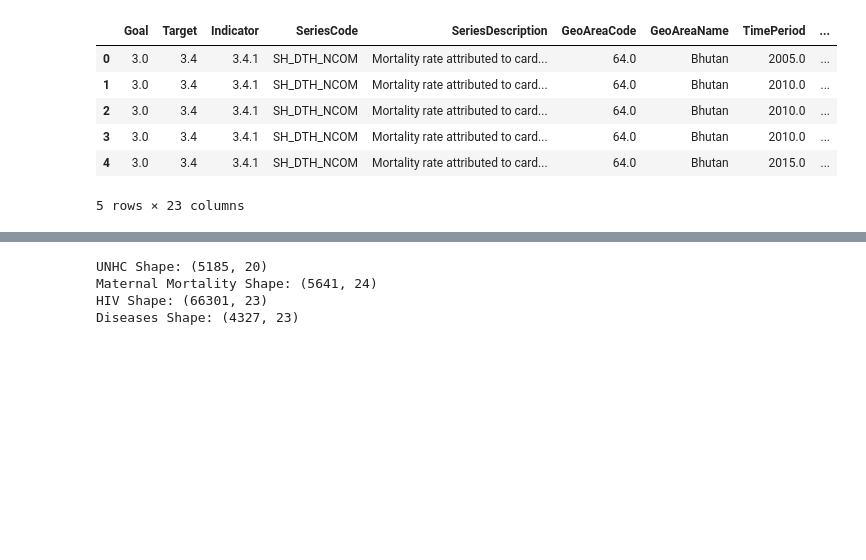
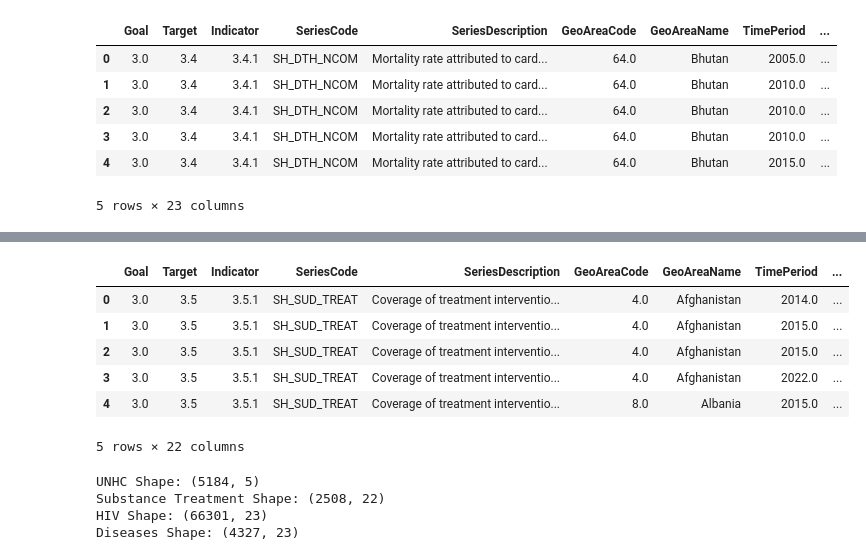
Before and after one commit to Sarkis55/UHC-and-Population-Health-Outcomes-Analysis-SDG-3-, a Jupyter notebook: UHC_and_Population_Health_Outcomes_Analysis.ipynb, the cells around one changed output, grey strips where cells are left out. Drawn from its saved outputs; the diff is of its cells as text; code cells hidden in the pictures; blank space fills up the shorter version.

```diff
--- a/UHC_and_Population_Health_Outcomes_Analysis.ipynb
+++ b/UHC_and_Population_Health_Outcomes_Analysis.ipynb
@@ -149,11 +293,23 @@ Diseases_df.head()
+# %%
+#Creating a Dataframe for SDG 3.5.1, Coverage of Treatment Interventions for Substance Use Disorders.
+TreatDrug_df = pd.read_csv("SH_SUD_TREAT.csv")
+TreatDrug_df.head()
+# %% [output]
+|  | Goal | Target | Indicator | SeriesCode | SeriesDescription | GeoAreaCode | GeoAreaName | TimePeriod | ... |
+| 0 | 3.0 | 3.5 | 3.5.1 | SH_SUD_TREAT | Coverage of treatment interventio... | 4.0 | Afghanistan | 2014.0 | ... |
+| 1 | 3.0 | 3.5 | 3.5.1 | SH_SUD_TREAT | Coverage of treatment interventio... | 4.0 | Afghanistan | 2015.0 | ... |
+| 2 | 3.0 | 3.5 | 3.5.1 | SH_SUD_TREAT | Coverage of treatment interventio... | 4.0 | Afghanistan | 2015.0 | ... |
+| 3 | 3.0 | 3.5 | 3.5.1 | SH_SUD_TREAT | Coverage of treatment interventio... | 4.0 | Afghanistan | 2022.0 | ... |
+| 4 | 3.0 | 3.5 | 3.5.1 | SH_SUD_TREAT | Coverage of treatment interventio... | 8.0 | Albania | 2015.0 | ... |
+5 rows × 22 columns
 # %%
 #Shape of each Dataframe
 print("UNHC Shape:", UNHC_df.shape)
-print("Maternal Mortality Shape:", MatMort_df.shape)
+print("Substance Treatment Shape:", TreatDrug_df.shape)
 print("HIV Shape:", HIV_df.shape)
 print("Diseases Shape:", Diseases_df.shape)
 # %% [output]
-UNHC Shape: (5185, 20)
-Maternal Mortality Shape: (5641, 24)
+UNHC Shape: (5184, 5)
+Substance Treatment Shape: (2508, 22)
 HIV Shape: (66301, 23)
 Diseases Shape: (4327, 23)
```
Also changed, not shown: parts of 14 cells of this notebook.
